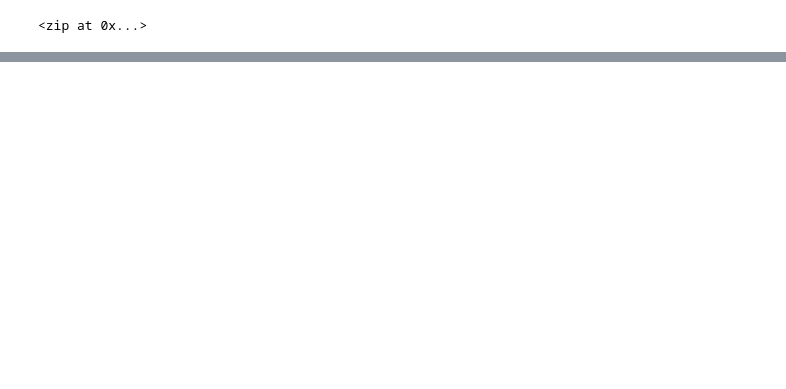
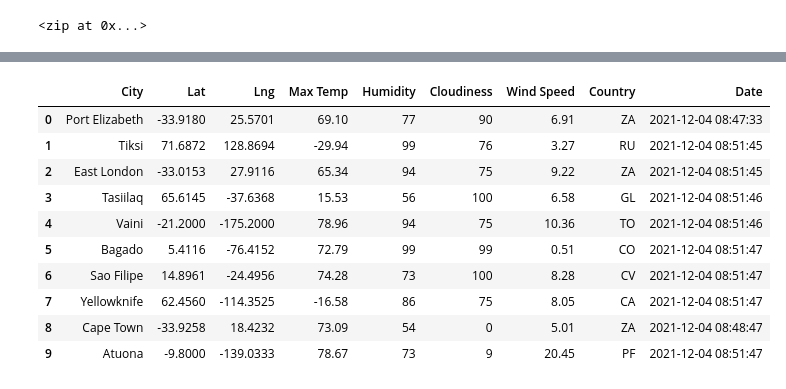
Before and after one commit to afreenamina/World_Weather_Analysis, a Jupyter notebook: WeatherPy.ipynb, the cells around one changed output, grey strips where cells are left out. Saved outputs shown, nothing was run; the diff lists cells and outputs as text; code cells hidden in the pictures; blank space fills up the shorter version.

```diff
--- a/WeatherPy.ipynb
+++ b/WeatherPy.ipynb
@@ -17,8 +27,3 @@ lat_lngs
 # %%
 # Add the latitudes and longitudes to a list.
 coordinates = list(lat_lngs)
-# %%
-# Create a practice set of random latitude and longitude combinations.
-x = [25.12903645, 25.92017388, 26.62509167, -59.98969384, 37.30571269]
-y = [-67.59741259, 11.09532135, 74.84233102, -76.89176677, -61.13376282]
-coordinates = zip(x, y)
@@ -38,0 +49,4 @@ len(cities)
+# %%
+# Starting URL for Weather Map API Call.
+url = "http://api.openweathermap.org/data/2.5/weather?units=Imperial&APPID=" + weather_api_key
+print(url)
@@ -38,0 +138,16 @@ len(cities)
+# %%
+# Convert the array of dictionaries to a Pandas DataFrame.
+city_data_df = pd.DataFrame(city_data)
+city_data_df.head(10)
+# %% [output]
+|  | City | Lat | Lng | Max Temp | Humidity | Cloudiness | Wind Speed | Country | Date |
+| 0 | Port Elizabeth | -33.9180 | 25.5701 | 69.10 | 77 | 90 | 6.91 | ZA | 2021-12-04 08:47:33 |
+| 1 | Tiksi | 71.6872 | 128.8694 | -29.94 | 99 | 76 | 3.27 | RU | 2021-12-04 08:51:45 |
+| 2 | East London | -33.0153 | 27.9116 | 65.34 | 94 | 75 | 9.22 | ZA | 2021-12-04 08:51:45 |
+| 3 | Tasiilaq | 65.6145 | -37.6368 | 15.53 | 56 | 100 | 6.58 | GL | 2021-12-04 08:51:46 |
+| 4 | Vaini | -21.2000 | -175.2000 | 78.96 | 94 | 75 | 10.36 | TO | 2021-12-04 08:51:46 |
+| 5 | Bagado | 5.4116 | -76.4152 | 72.79 | 99 | 99 | 0.51 | CO | 2021-12-04 08:51:47 |
+| 6 | Sao Filipe | 14.8961 | -24.4956 | 74.28 | 73 | 100 | 8.28 | CV | 2021-12-04 08:51:47 |
+| 7 | Yellowknife | 62.4560 | -114.3525 | -16.58 | 86 | 75 | 8.05 | CA | 2021-12-04 08:51:47 |
+| 8 | Cape Town | -33.9258 | 18.4232 | 73.09 | 54 | 0 | 5.01 | ZA | 2021-12-04 08:48:47 |
+| 9 | Atuona | -9.8000 | -139.0333 | 78.67 | 73 | 9 | 20.45 | PF | 2021-12-04 08:51:47 |
```
Also changed, not shown: parts of 11 cells of this notebook, 2 other files.
